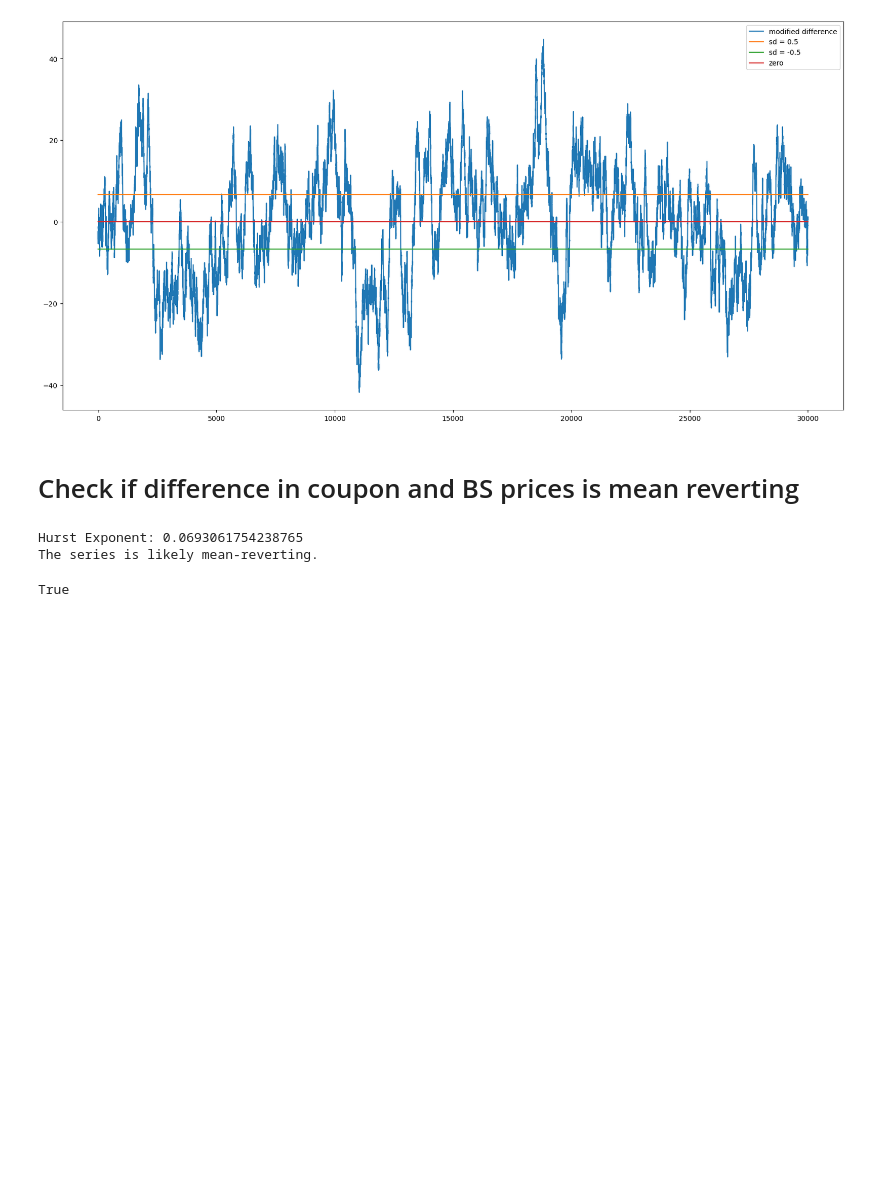
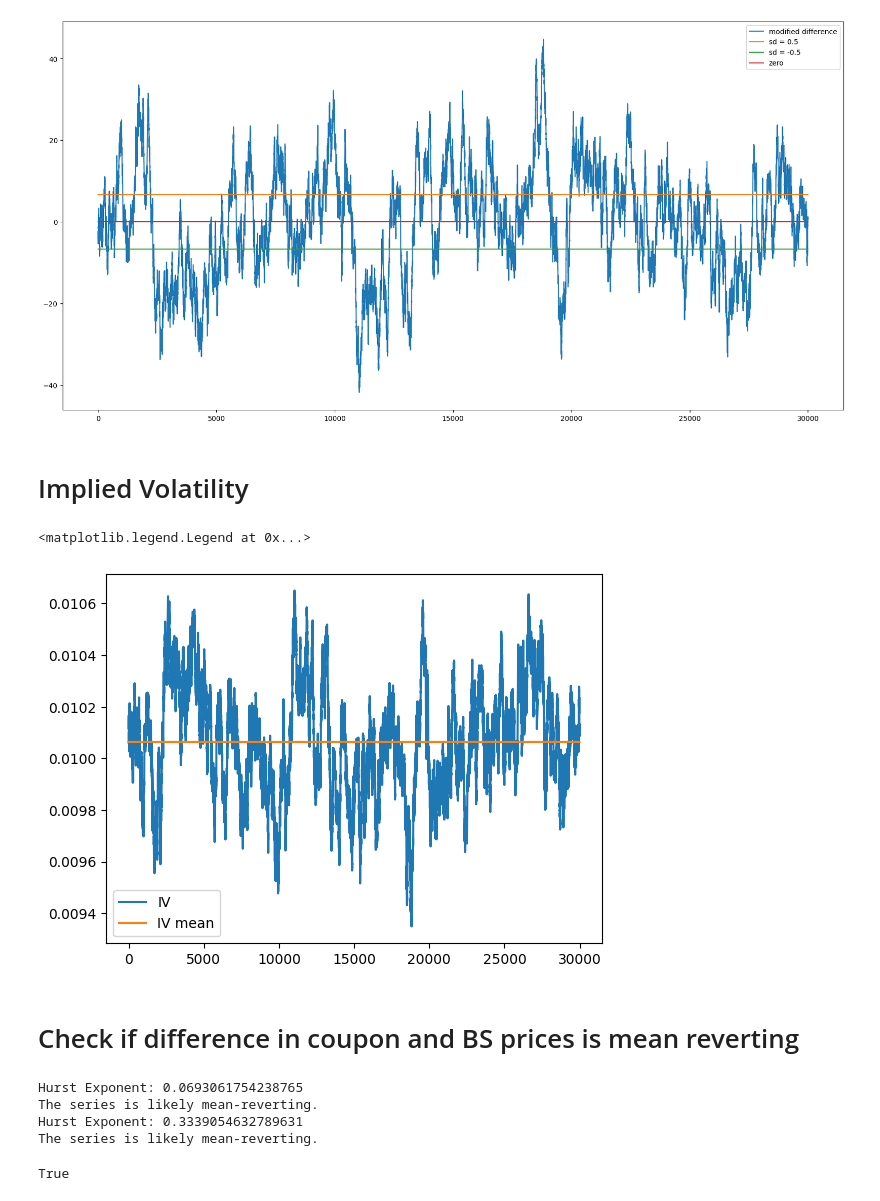
Before and after one commit to simonswe/prosperity2_traderbots, a Jupyter notebook: round4/ez_data_exploration.ipynb, the cells around one changed output. Cells and saved outputs as stored; diff of their text form; code cells hidden in the pictures; blank space fills up the shorter version.

```diff
--- a/round4/ez_data_exploration.ipynb
+++ b/round4/ez_data_exploration.ipynb
@@ -308,6 +308,37 @@ plt.legend()
 # %% [output]
 <matplotlib.legend.Legend at 0x...>
 [figure]
+# %% [markdown]
+# Implied Volatility
+# %%
+from scipy.stats import norm
+from scipy.optimize import newton
+
+def black_scholes_price(S, K, t, r, sigma, option_type='call'):
+    d1 = (np.log(S / K) + (r + 0.5 * sigma**2) * t) / (sigma * np.sqrt(t))
+    d2 = d1 - sigma * np.sqrt(t)
+    if option_type == 'call':
+        price = S * norm.cdf(d1) - K * np.exp(-r * t) * norm.cdf(d2)
+    else:
+        price = K * np.exp(-r * t) * norm.cdf(-d2) - S * norm.cdf(-d1)
+    return price
+
+def implied_volatility(market_price, S, K, t, r, initial_guess=0.2):
+    objective_function = lambda sigma: black_scholes_price(S, K, t, r, sigma) - market_price
+    return newton(objective_function, initial_guess)
+# %%
+# get implied volatility of the options
+IV = [implied_volatility(c, coco, 10000, 250, 0) for c, coco in zip(coupon, coconut)]
+# %%
+IV = np.array(IV)
+iv_means = np.mean(IV) * np.ones(size)
+# %%
+plt.plot(times, IV, label='IV')
+plt.plot(times, iv_means, label='IV mean')
+plt.legend()
+# %% [output]
+<matplotlib.legend.Legend at 0x...>
+[figure, added]
 # %% [markdown]
 # Check if difference in coupon and BS prices is mean reverting
 # %%
@@ -343,7 +374,10 @@ def is_mean_reverting(time_series):
 # Generate some example data
 # Check if the series is mean-reverting
 is_mean_reverting(predicted_coupon-coupon)
+is_mean_reverting(bs_pricing-coupon)
 # %% [output]
 Hurst Exponent: 0.0693061754238765
 The series is likely mean-reverting.
+Hurst Exponent: 0.3339054632789631
+The series is likely mean-reverting.
 True
```
Also changed, not shown: parts of 2 cells of this notebook, 3 other files.
